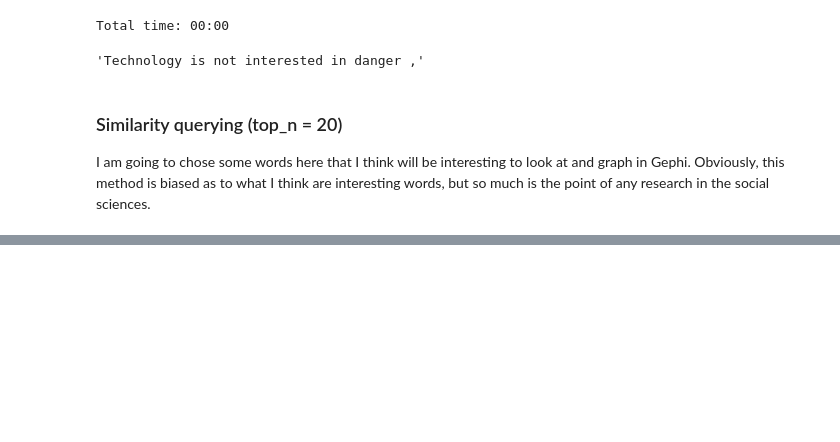
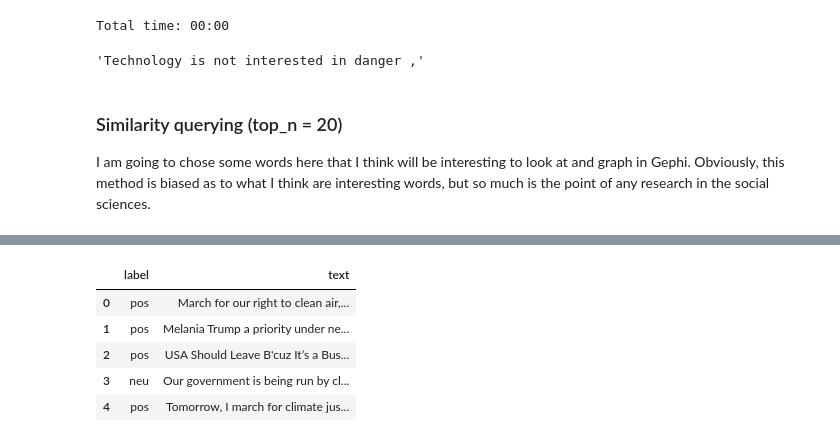
Before and after one commit to ndalton12/nlp-english-project, a Jupyter notebook: experiments.ipynb, the cells around one changed output, grey strips where cells are left out. Cells and saved outputs as stored; diff of their text form; code cells hidden in the pictures; blank space fills up the shorter version.

```diff
--- a/experiments.ipynb
+++ b/experiments.ipynb
@@ -351,0 +485,9 @@ nx.write_gexf(g_m, "graphs/mfs.gexf")
+# %%
+climate_file.head()
+# %% [output]
+|  | label | text |
+| 0 | pos | March for our right to clean air,... |
+| 1 | pos | Melania Trump a priority under ne... |
+| 2 | pos | USA Should Leave B'cuz It’s a Bus... |
+| 3 | neu | Our government is being run by cl... |
+| 4 | pos | Tomorrow, I march for climate jus... |
```
Also changed, not shown: parts of 16 cells of this notebook, 50 other files.
